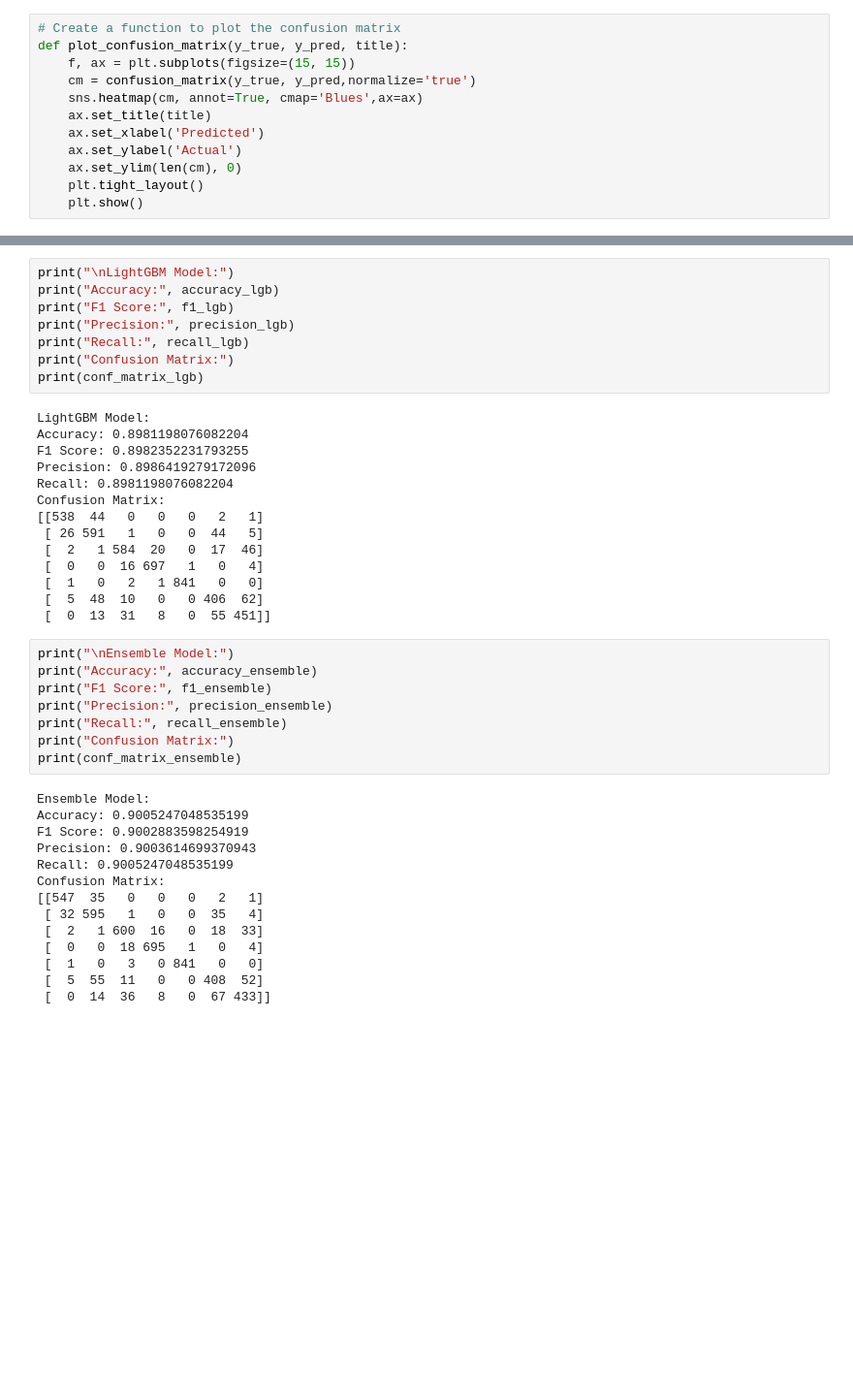
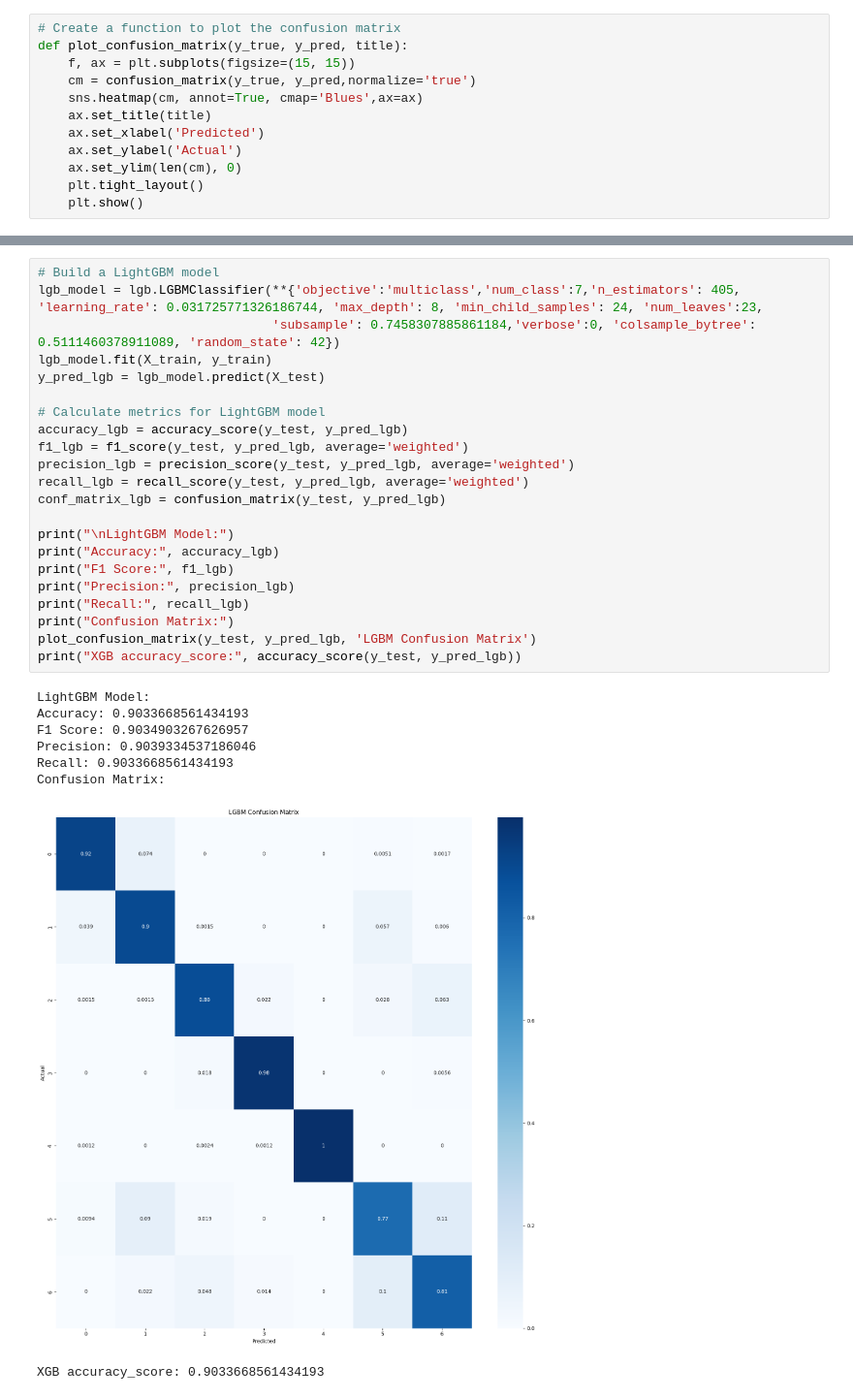
Before and after one commit to Saifix/Multi-Class-Prediction-of-Obesity-Risk, a Jupyter notebook: Main.ipynb, the cells around one changed output, grey strips where cells are left out. Shown at 97% size. Drawn from its saved outputs; the diff is of its cells as text; blank space fills up the shorter version.

```diff
--- a/Main.ipynb
+++ b/Main.ipynb
@@ -237,44 +158,31 @@ Confusion Matrix:
-# %%
-print("\nLightGBM Model:")
-print("Accuracy:", accuracy_lgb)
-print("F1 Score:", f1_lgb)
-print("Precision:", precision_lgb)
-print("Recall:", recall_lgb)
-print("Confusion Matrix:")
-print(conf_matrix_lgb)
-# %% [output]
-LightGBM Model:
-Accuracy: 0.8981198076082204
-F1 Score: 0.8982352231793255
-Precision: 0.8986419279172096
-Recall: 0.8981198076082204
-Confusion Matrix:
-[[538  44   0   0   0   2   1]
- [ 26 591   1   0   0  44   5]
- [  2   1 584  20   0  17  46]
- [  0   0  16 697   1   0   4]
- [  1   0   2   1 841   0   0]
- [  5  48  10   0   0 406  62]
- [  0  13  31   8   0  55 451]]
-# %%
-print("\nEnsemble Model:")
-print("Accuracy:", accuracy_ensemble)
-print("F1 Score:", f1_ensemble)
-print("Precision:", precision_ensemble)
-print("Recall:", recall_ensemble)
-print("Confusion Matrix:")
-print(conf_matrix_ensemble)
-# %% [output]
-Ensemble Model:
-Accuracy: 0.9005247048535199
-F1 Score: 0.9002883598254919
-Precision: 0.9003614699370943
-Recall: 0.9005247048535199
-Confusion Matrix:
-[[547  35   0   0   0   2   1]
- [ 32 595   1   0   0  35   4]
- [  2   1 600  16   0  18  33]
- [  0   0  18 695   1   0   4]
- [  1   0   3   0 841   0   0]
- [  5  55  11   0   0 408  52]
- [  0  14  36   8   0  67 433]]
+# %%
+# Build a LightGBM model
+lgb_model = lgb.LGBMClassifier(**{'objective':'multiclass','num_class':7,'n_estimators': 405, 'learning_rate': 0.031725771326186744, 'max_depth': 8, 'min_child_samples': 24, 'num_leaves':23,
+                               'subsample': 0.7458307885861184,'verbose':0, 'colsample_bytree': 0.5111460378911089, 'random_state': 42})
+lgb_model.fit(X_train, y_train)
+y_pred_lgb = lgb_model.predict(X_test)
+
+# Calculate metrics for LightGBM model
+accuracy_lgb = accuracy_score(y_test, y_pred_lgb)
+f1_lgb = f1_score(y_test, y_pred_lgb, average='weighted')
+precision_lgb = precision_score(y_test, y_pred_lgb, average='weighted')
+recall_lgb = recall_score(y_test, y_pred_lgb, average='weighted')
+conf_matrix_lgb = confusion_matrix(y_test, y_pred_lgb)
+
+print("\nLightGBM Model:")
+print("Accuracy:", accuracy_lgb)
+print("F1 Score:", f1_lgb)
+print("Precision:", precision_lgb)
+print("Recall:", recall_lgb)
+print("Confusion Matrix:")
+plot_confusion_matrix(y_test, y_pred_lgb, 'LGBM Confusion Matrix')
+print("XGB accuracy_score:", accuracy_score(y_test, y_pred_lgb))
+# %% [output]
+LightGBM Model:
+Accuracy: 0.9033668561434193
+F1 Score: 0.9034903267626957
+Precision: 0.9039334537186046
+Recall: 0.9033668561434193
+Confusion Matrix:
+[figure, added]
+XGB accuracy_score: 0.9033668561434193
```
Also changed, not shown: parts of 13 cells of this notebook, 1 other file.
